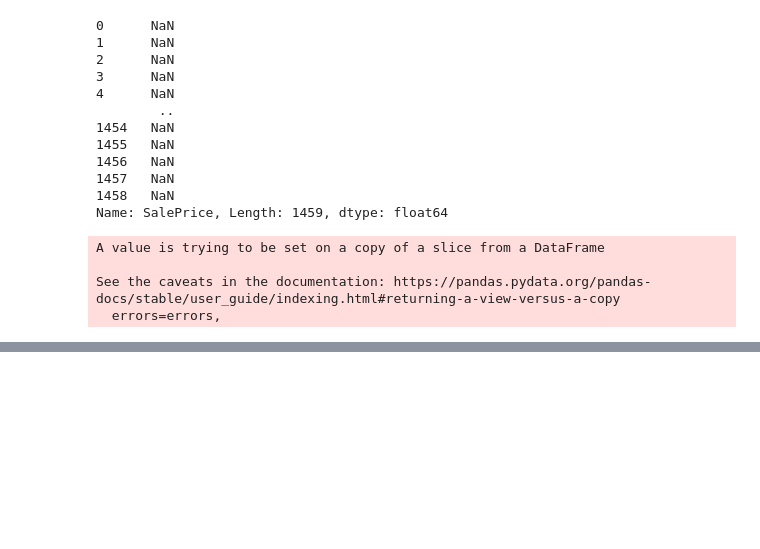
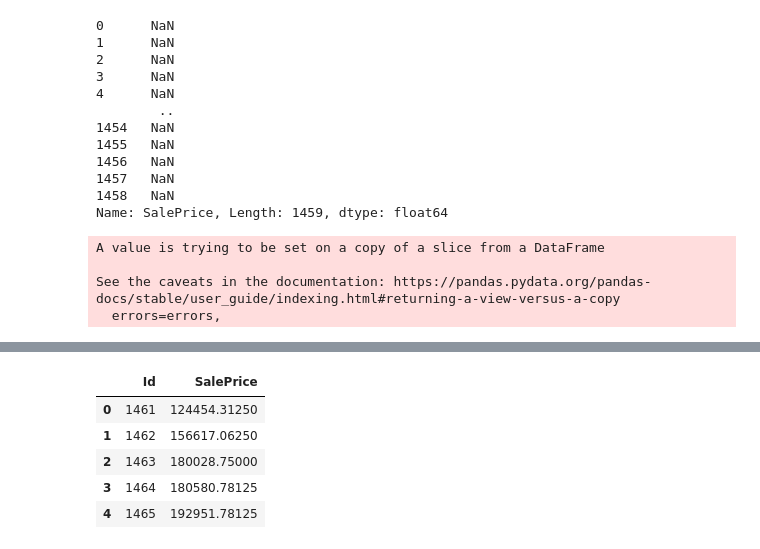
Before and after one commit to ikikika/data_science, a Jupyter notebook: house_prices-kaggle/house_prices.ipynb, the cells around one changed output, grey strips where cells are left out. Cells and saved outputs as stored; diff of their text form; code cells hidden in the pictures; blank space fills up the shorter version.

Commit message:
Apply xgboost, generate submission file

```diff
--- a/house_prices-kaggle/house_prices.ipynb
+++ b/house_prices-kaggle/house_prices.ipynb
@@ -112,7 +111,3 @@ for key,value in all_columns_test.items():
       test[key] = test[key].fillna( test[key].mode()[0] )
     elif( test[key].dtypes == "float64" ):
       test[key] = test[key].fillna( test[key].mean() )
-# %%
-all_columns_train = train.isnull().sum().sort_values(ascending=False)
-for key,value in all_columns_train.items():
-    print(key,",",value, ",", train[key].dtypes)
@@ -137,4 +113,0 @@ MSSubClass , 0 , int64
-# %%
-all_columns_test = test.isnull().sum().sort_values(ascending=False)
-for key,value in all_columns_test.items():
-    print(key,",",value, ",", test[key].dtypes)
@@ -294,0 +324,4 @@ y_train=df_train['SalePrice']
+# %%
+import xgboost
+classifier = xgboost.XGBRegressor()
+classifier.fit(x_train, y_train)
@@ -294,0 +337,3 @@ y_train=df_train['SalePrice']
+# %%
+# Apply classifier to test dataframe
+y_predict = classifier.predict(df_test)
@@ -294,0 +360,13 @@ y_train=df_train['SalePrice']
+# %%
+# Create Sample submission file and submit
+submission = pd.concat( [ test['Id'], pd.DataFrame(y_predict) ], axis=1 )
+submission.columns = [ 'Id', 'SalePrice' ]
+submission.to_csv('submission.csv', index=False)
+submission.head()
+# %% [output]
+|  | Id | SalePrice |
+| 0 | 1461 | 124454.31250 |
+| 1 | 1462 | 156617.06250 |
+| 2 | 1463 | 180028.75000 |
+| 3 | 1464 | 180580.78125 |
+| 4 | 1465 | 192951.78125 |
```
Also changed, not shown: parts of 14 cells of this notebook.
